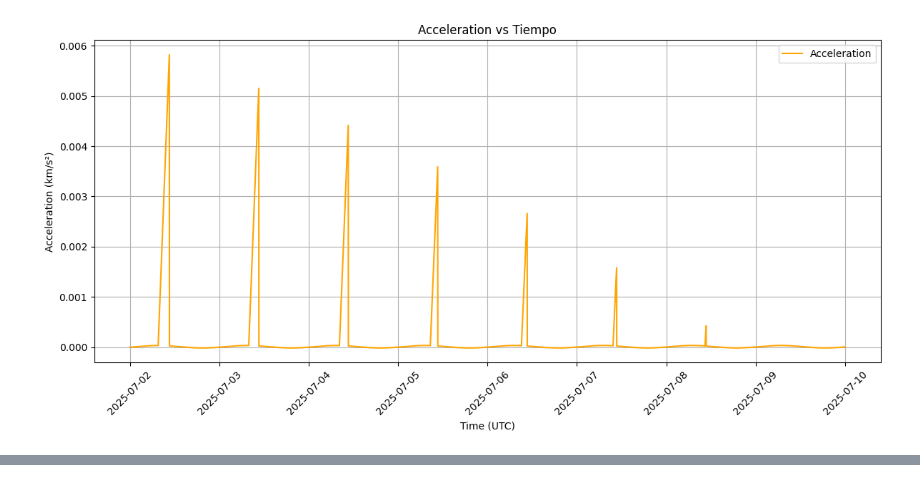
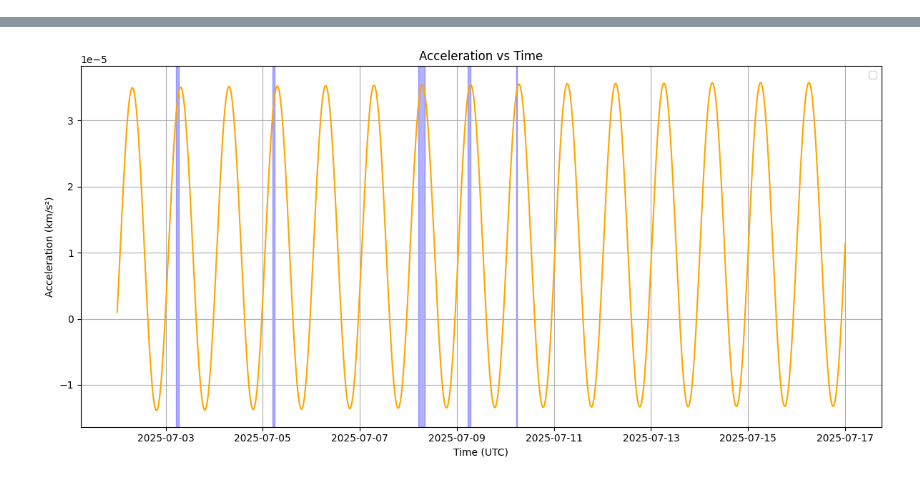
Before and after one commit to valegl04/BL_ATA_Alerts, a Jupyter notebook: ATA/deldot_acceleration.ipynb, the cells around one changed output, grey strips where cells are left out. Cells and saved outputs as stored; diff of their text form; code cells hidden in the pictures.

```diff
--- a/ATA/deldot_acceleration.ipynb
+++ b/ATA/deldot_acceleration.ipynb
@@ -78,13 +60,33 @@ print(df_clean[["datetime", "deldot", "acceleration_km_s2"]].head(20))
-# %%
-plt.figure(figsize=(12, 6))
-plt.plot(df_clean["datetime"], df_clean["acceleration_km_s2"], label="Acceleration", color='orange')
-plt.xlabel("Time (UTC)")
-plt.ylabel("Acceleration (km/s²)")
-plt.title("Acceleration vs Time")
-plt.grid(True)
-plt.legend()
-plt.xticks(rotation=45)
-plt.tight_layout()
-plt.show()
-# %% [output]
-[figure, removed]
+# %%
+observation_time = [
+    ("2025-07-03-05:10:38", 78),
+    ("2025-07-05-04:50:14", 66),
+    ("2025-07-08-04:52:40", 204),
+    ("2025-07-09-05:20:16", 90),
+    ("2025-07-10-05:16:28", 18),
+]
+# %%
+plt.figure(figsize=(12, 6))
+plt.plot(df["date"], df["acceleration"], color='orange')
+
+for start_time, duration in observation_time:
+    start = pd.to_datetime(start_time, format="%Y-%m-%d-%H:%M:%S")
+    end = start + timedelta(minutes=duration)
+    plt.axvspan(start, end, color='blue', alpha=0.3)
+
+    #Getting the average and standard deviation of acceleration in this time chunk
+    data_in_chunk = df[(df["date"] >= start) & (df["date"] < end)]["acceleration"].dropna()
+    if not data_in_chunk.empty:
+        avg_acceleration = data_in_chunk.mean()
+        std_acceleration = data_in_chunk.std()
+        print(f"Date: {start}; AVG Acceleration: {avg_acceleration} km/s²; STD Acceleration: {std_acceleration} km/s²")
+
+
+plt.xlabel("Time (UTC)")
+plt.ylabel("Acceleration (km/s²)")
+plt.title("Acceleration vs Time")
+plt.grid(True)
+plt.legend()
+plt.tight_layout()
+plt.show()
+# %% [output]
@@ -90,0 +98 @@ plt.show()
+[figure, added]
```
Also changed, not shown: parts of 9 cells of this notebook, 8 other files.
